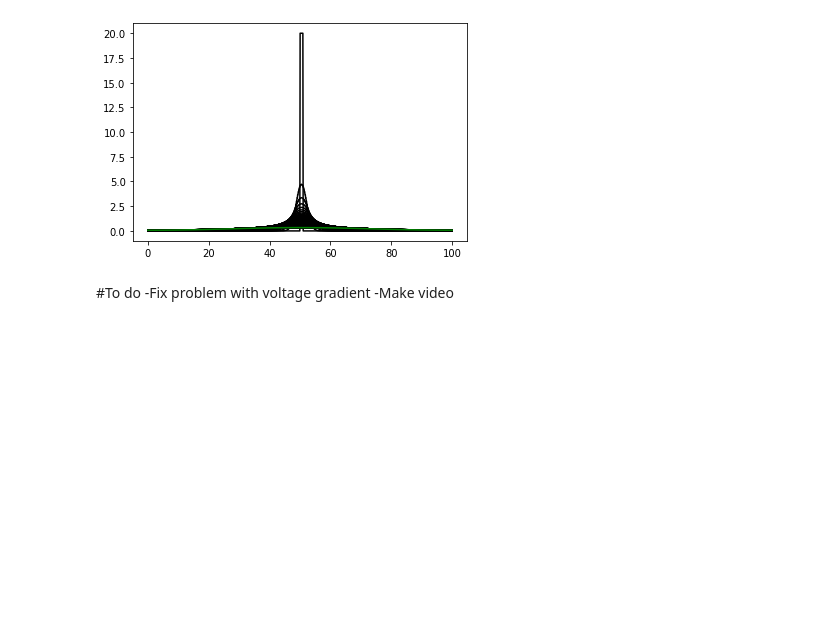
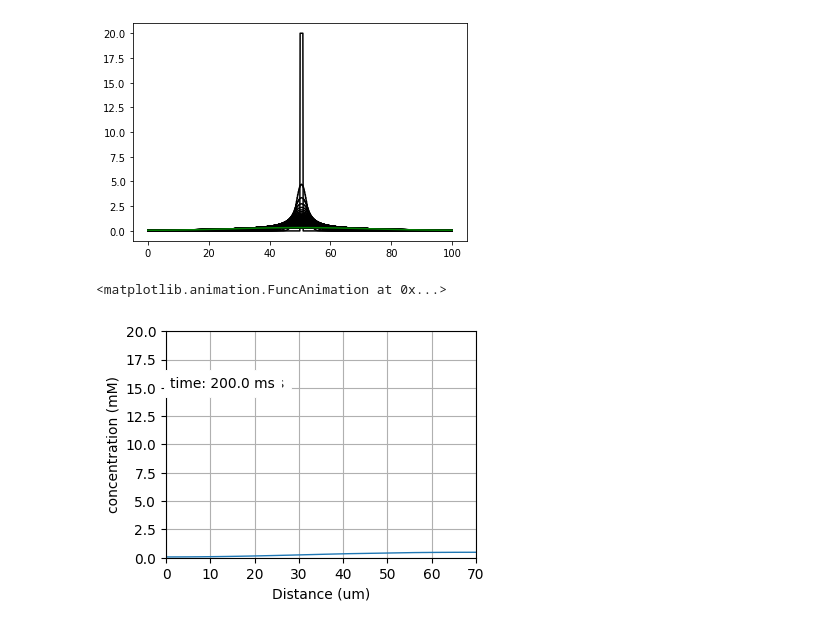
Before and after one commit to Megaptera666/Linearized-electrodiffusion, a Jupyter notebook: Linearized_electrodiffusion.ipynb, the cells around one changed output. Cells and saved outputs as stored; diff of their text form; code cells hidden in the pictures; blank space fills up the shorter version.

Commit message:
Works with animation

```diff
--- a/Linearized_electrodiffusion.ipynb
+++ b/Linearized_electrodiffusion.ipynb
@@ -259,7 +260,69 @@ Ax.plot(x_dim,out[:, nout - 1], color="g")
 plt.show()
 # %% [output]
 [figure]
-# %% [markdown]
-#To do
-  -Fix problem with voltage gradient
-  -Make video
+# %%
+#@title Make animation
+from IPython.display import HTML, Image # For GIF
+# rc('animation', html='jshtml')#setup the animation display
+rc('animation', html='html5')
+
+# # Set up formatting for the movie files
+# Writer = animation.writers['ffmpeg']
+# writer = Writer(fps=15, metadata=dict(artist='Me'), bitrate=1800)
+
+
+# create animation
+k=0
+fig = plt.figure(figsize=(4,3))
+fig.set_dpi(100)
+axis = plt.axes(xlim =(0,length_x),
+                ylim =(0,20))
+line, = axis.plot([], [], lw = 1)
+
+axis.set_ylabel('concentration (mM)')
+axis.set_xlabel('Distance (um)')
+axis.grid(True)
+
+
+def init():
+    line.set_data([], [])
+    return line,
+
+# initializing empty values
+# for x and y co-ordinates
+xdata, ydata = [], []
+
+# animation function
+def animate(i):
+
+    # t is a parameter which varies
+    # with the frame number
+    k = int(delta_t * i)
+
+    line.set_data(x_dim,out[k])
+    axis.text(3,15,'time: '+str(round(tout[k],2))+' ms',
+              bbox=dict(facecolor='white',edgecolor='white'),fontsize=10)
+    return line,
+
+anim = animation.FuncAnimation(fig, animate, init_func=init,
+                               frames=len(tout-1), interval=20,
+                               blit=True, repeat=True)
+
+
+# anim = animation.FuncAnimation(fig,animate,frames=len(tout), blit=False, repeat=True)#,interval=20
+#Save as GIF
+# anim.save('test.gif', writer='pillow', fps=60)
+
+# anim.save('basic_animation.mp4', fps=30, extra_args=['-vcodec', 'libx264'])
+# Image(url='test.gif')# anim
+# try:
+#     anim.save('test.mp4',fps=10)
+# except:
+#     print('requires ffmpeg to save mp4 file')
+#     plt.show()
+
+# plt.show()
+anim
+# %% [output]
+<matplotlib.animation.FuncAnimation at 0x...>
+[figure, added]
```
Also changed, not shown: parts of 1 cell of this notebook.
